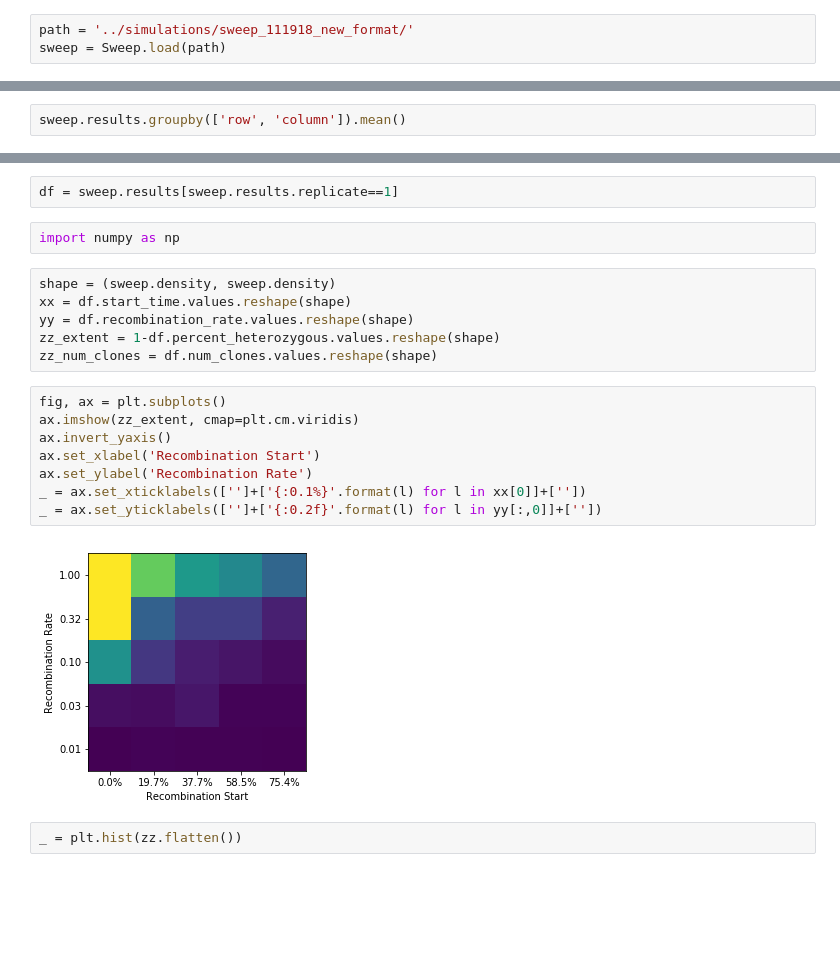
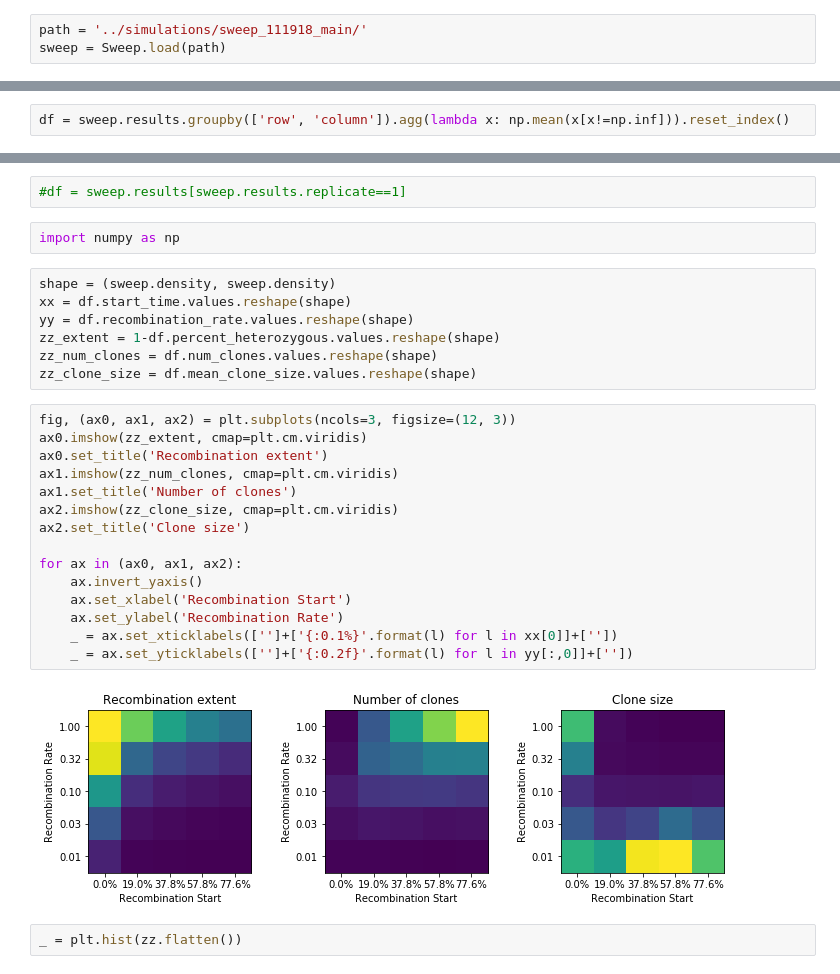
Before and after one commit to sbernasek/growth, a Jupyter notebook: notebooks/analysis.ipynb, the cells around one changed output, grey strips where cells are left out. Cells and saved outputs as stored; diff of their text form; blank space fills up the shorter version.

```diff
--- a/notebooks/analysis.ipynb
+++ b/notebooks/analysis.ipynb
@@ -14,5 +11,5 @@ sweep_111918_fraction_recombining/
 # %%
-path = '../simulations/sweep_111918_new_format/'
+path = '../simulations/sweep_111918_main/'
 sweep = Sweep.load(path)
 # %%
 import matplotlib.pyplot as plt
@@ -66,4 +62,4 @@ sweep.aggregate()
 sweep.results['mean_clone_size'] = sweep.results.population / sweep.results.num_clones
 sweep.results['start_time'] = sweep.results.recombination_start / sweep.results.population
 # %%
-sweep.results.groupby(['row', 'column']).mean()
+df = sweep.results.groupby(['row', 'column']).agg(lambda x: np.mean(x[x!=np.inf])).reset_index()
@@ -89,5 +66,5 @@ sweep.results.groupby(['row', 'column']).mean()
 # %%
-df = sweep.results[sweep.results.replicate==1]
+#df = sweep.results[sweep.results.replicate==1]
 # %%
 import numpy as np
 # %%
@@ -96,16 +73,24 @@ xx = df.start_time.values.reshape(shape)
 yy = df.recombination_rate.values.reshape(shape)
 zz_extent = 1-df.percent_heterozygous.values.reshape(shape)
 zz_num_clones = df.num_clones.values.reshape(shape)
+zz_clone_size = df.mean_clone_size.values.reshape(shape)
 # %%
-fig, ax = plt.subplots()
-ax.imshow(zz_extent, cmap=plt.cm.viridis)
-ax.invert_yaxis()
-ax.set_xlabel('Recombination Start')
-ax.set_ylabel('Recombination Rate')
-_ = ax.set_xticklabels(['']+['{:0.1%}'.format(l) for l in xx[0]]+[''])
-_ = ax.set_yticklabels(['']+['{:0.2f}'.format(l) for l in yy[:,0]]+[''])
+fig, (ax0, ax1, ax2) = plt.subplots(ncols=3, figsize=(12, 3))
+ax0.imshow(zz_extent, cmap=plt.cm.viridis)
+ax0.set_title('Recombination extent')
+ax1.imshow(zz_num_clones, cmap=plt.cm.viridis)
+ax1.set_title('Number of clones')
+ax2.imshow(zz_clone_size, cmap=plt.cm.viridis)
+ax2.set_title('Clone size')
+
+for ax in (ax0, ax1, ax2):
+    ax.invert_yaxis()
+    ax.set_xlabel('Recombination Start')
+    ax.set_ylabel('Recombination Rate')
+    _ = ax.set_xticklabels(['']+['{:0.1%}'.format(l) for l in xx[0]]+[''])
+    _ = ax.set_yticklabels(['']+['{:0.2f}'.format(l) for l in yy[:,0]]+[''])
 # %% [output]
-[figure, old version]
+[figure, new version]
 # %%
 _ = plt.hist(zz.flatten())
 # %% [output]
```
Also changed, not shown: parts of 3 cells of this notebook, 2 other files.
